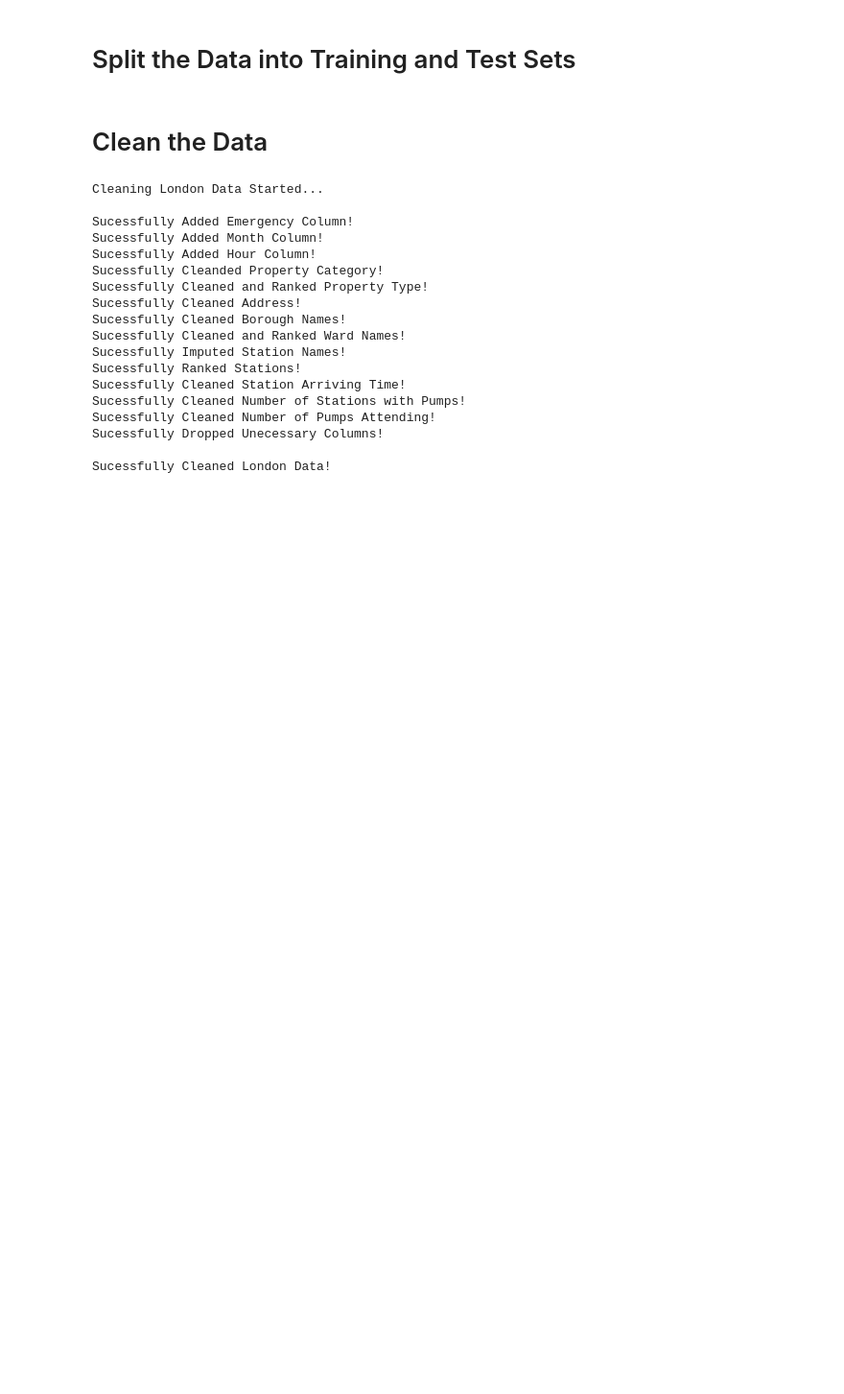
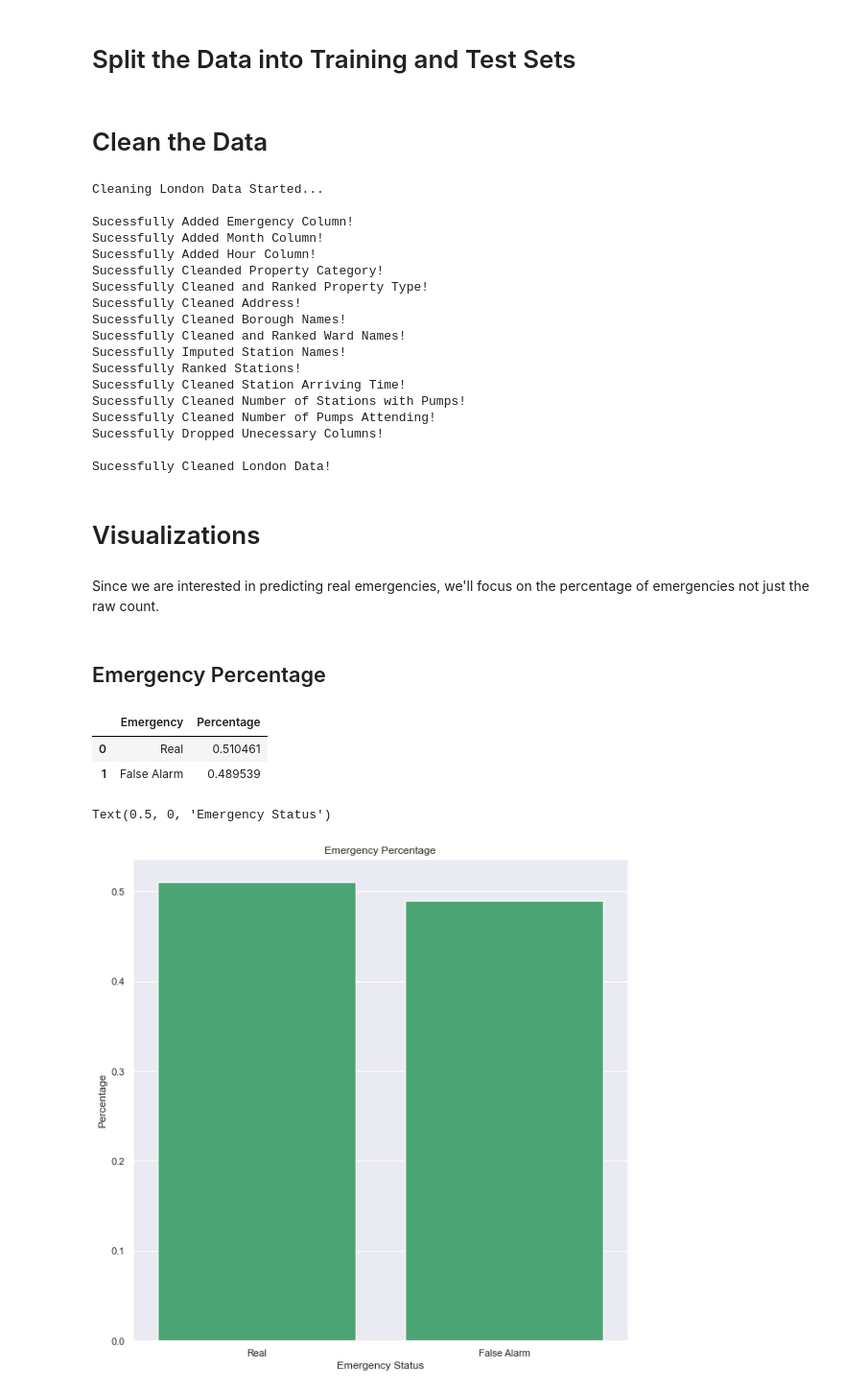
Before and after one commit to AustinYunker/London-Fire-Brigade, a Jupyter notebook: Data Visualizations.ipynb, the cells around one changed output. Shown at 96% size. Cells and saved outputs as stored; diff of their text form; code cells hidden in the pictures; blank space fills up the shorter version.

Commit message:
Added all visualizations

```diff
--- a/Data Visualizations.ipynb
+++ b/Data Visualizations.ipynb
@@ -33,7 +33,7 @@ london, _ = train_test_split(london, test_size = .16, stratify = london["inciden
 # Clean the Data
 # %%
 warnings.filterwarnings('ignore')
-london_t = ldf.clean_london(london_t)
+london = ldf.clean_london(london)
 # %% [output]
 Cleaning London Data Started...
 
@@ -53,3 +53,29 @@ Sucessfully Cleaned Number of Pumps Attending!
 Sucessfully Dropped Unecessary Columns!
 
 Sucessfully Cleaned London Data!
+# %% [markdown]
+# Visualizations
+# %% [markdown]
+Since we are interested in predicting real emergencies, we'll focus on the percentage of emergencies not just the raw count.
+# %% [markdown]
+## Emergency Percentage
+# %%
+emer_grp = london["Emergency"].value_counts() / london.shape[0]
+emer_grp = pd.DataFrame(emer_grp).reset_index().rename(columns={"index": "Emergency", "Emergency": "Percentage"})
+emer_grp["Emergency"] = ["Real", "False Alarm"]
+emer_grp
+# %% [output]
+|  | Emergency | Percentage |
+| 0 | Real | 0.510461 |
+| 1 | False Alarm | 0.489539 |
+# %%
+#Make a bar chart of the results
+sns.set(rc = {'figure.figsize':(10,10)})
+sns.barplot(x="Emergency", y = "Percentage", order = emer_grp["Emergency"] \
+                                            , data = emer_grp, color = "mediumseagreen")
+plt.title("Emergency Percentage")
+plt.ylabel("Percentage")
+plt.xlabel("Emergency Status")
+# %% [output]
+Text(0.5, 0, 'Emergency Status')
+[figure, added]
```
Also changed, not shown: parts of 83 cells of this notebook.
